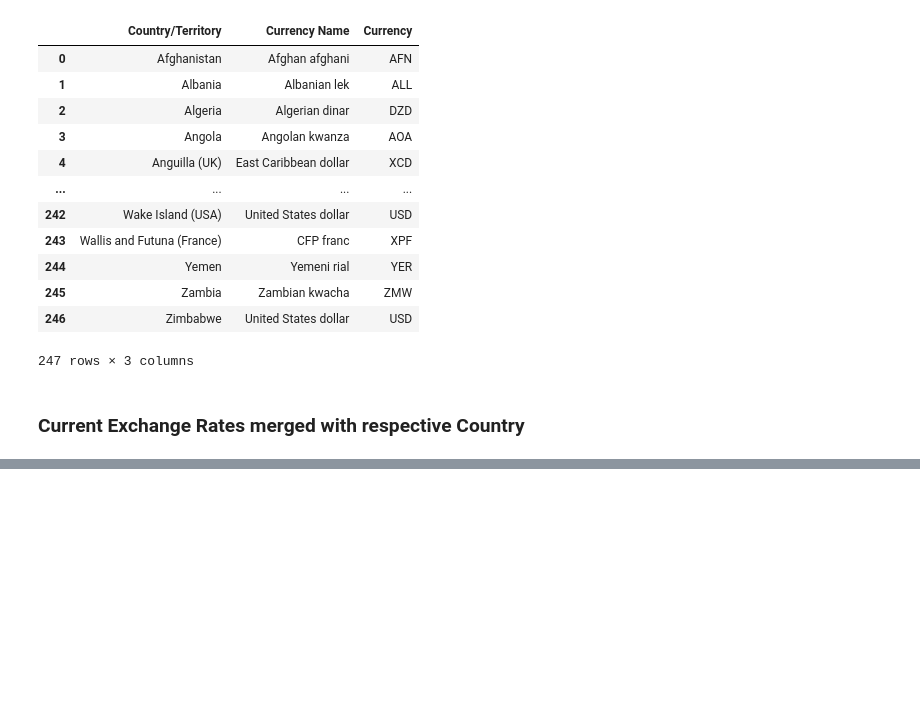
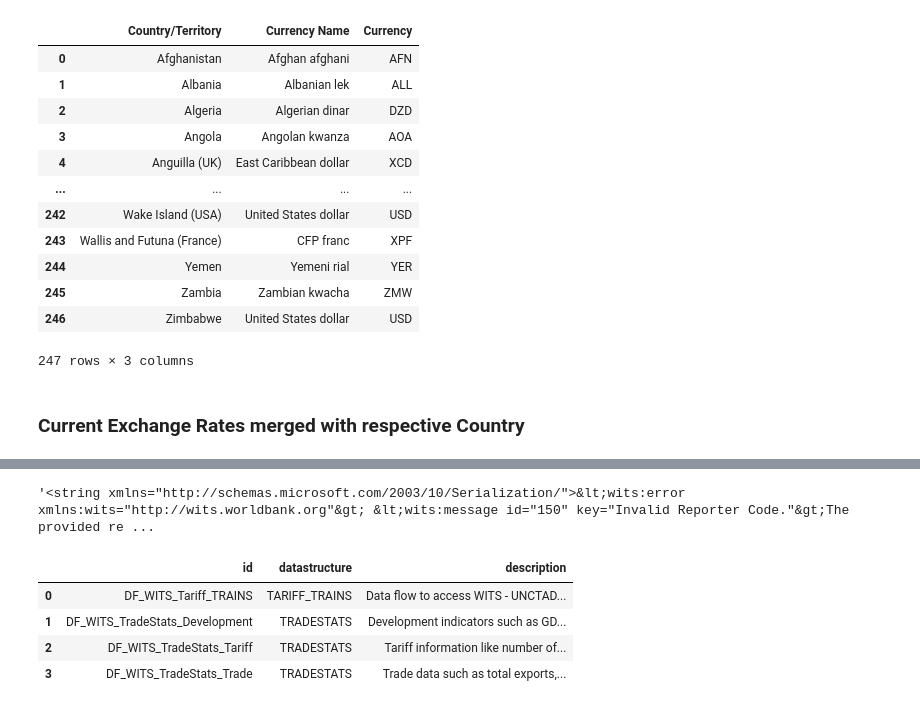
Before and after one commit to salu218/Api_test, a Jupyter notebook: Exchange_rate.ipynb, the cells around one changed output, grey strips where cells are left out. Cells and saved outputs as stored; diff of their text form; code cells hidden in the pictures; blank space fills up the shorter version.

```diff
--- a/Exchange_rate.ipynb
+++ b/Exchange_rate.ipynb
@@ -494,0 +472,40 @@ import_df
+# %%
+response_wits_export.text
+# %% [output]
+'<string xmlns="http://schemas.microsoft.com/2003/10/Serialization/">&lt;wits:error xmlns:wits="http://wits.worldbank.org"&gt; &lt;wits:message id="150" key="Invalid Reporter Code."&gt;The provided re ...
+# %%
+endpoint = "http://wits.worldbank.org/API/V1/SDMX/V21/rest"
+# %%
+path = '/'.join([endpoint, 'dataflow'])
+response = requests.get(path)
+if response.status_code == 200:
+
+   # Convert XML Response to Dictionary Object
+   response_dict = xmltodict.parse(response.text)['Structure']
+
+   # Drill through specific keys to get the list of dataflows in the dictionary and then normalize it to pandas dataframe.
+   dataflows = pd.json_normalize(response_dict['Structures']['Dataflows']['Dataflow'])
+
+   # Only get English version of dataflows' name and description
+   dataflows = dataflows[(dataflows['Name.@xml:lang'] == 'en') &
+                           (dataflows['Description.@xml:lang'] == 'en')
+                       ]
+   dataflows = dataflows[['@id', '@agencyID', '@version', '@isFinal', 'Description.#text', 'Structure.Ref.@id']]
+
+   # Rename the dataflow column
+   dataflows = dataflows.rename(columns={
+       '@id': 'id',
+       '@agencyID': 'agencyID',
+       '@version': 'version',
+       '@isFinal':'isFinal',
+       'Description.#text': 'description',
+       'Structure.Ref.@id': 'datastructure'
+   })
+
+display(dataflows[['id', 'datastructure', 'description']])
+# %% [output]
+|  | id | datastructure | description |
+| 0 | DF_WITS_Tariff_TRAINS | TARIFF_TRAINS | Data flow to access WITS - UNCTAD... |
+| 1 | DF_WITS_TradeStats_Development | TRADESTATS | Development indicators such as GD... |
+| 2 | DF_WITS_TradeStats_Tariff | TRADESTATS | Tariff information like number of... |
+| 3 | DF_WITS_TradeStats_Trade | TRADESTATS | Trade data such as total exports,... |
```
Also changed, not shown: parts of 15 cells of this notebook.
